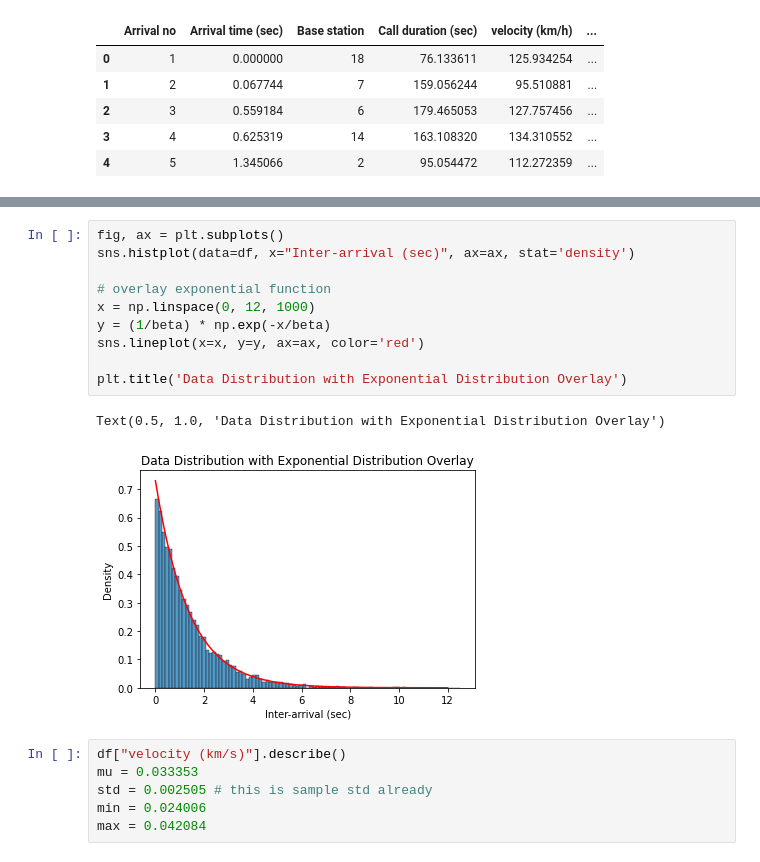
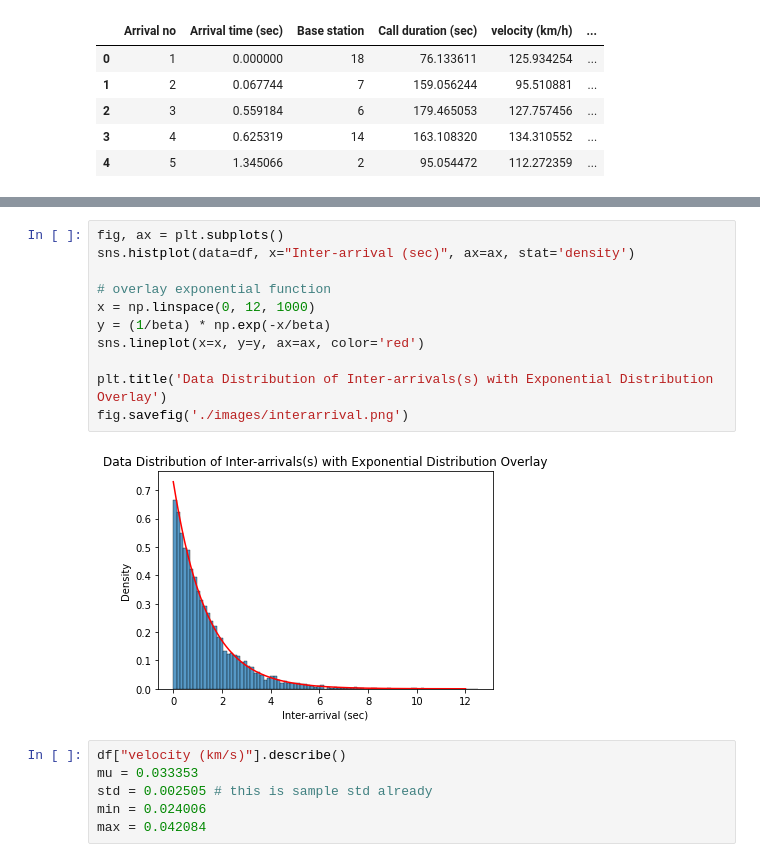
Before and after one commit to reubenwong97/Highway-Discrete-Event-Simulator, a Jupyter notebook: data_exploration.ipynb, the cells around one changed output, grey strips where cells are left out. Cells and saved outputs as stored; diff of their text form.

```diff
--- a/data_exploration.ipynb
+++ b/data_exploration.ipynb
@@ -27,16 +56,16 @@ beta = 1.369817
 # %%
 fig, ax = plt.subplots()
 sns.histplot(data=df, x="Inter-arrival (sec)", ax=ax, stat='density')
 
 # overlay exponential function
 x = np.linspace(0, 12, 1000)
 y = (1/beta) * np.exp(-x/beta)
 sns.lineplot(x=x, y=y, ax=ax, color='red')
 
-plt.title('Data Distribution with Exponential Distribution Overlay')
+plt.title('Data Distribution of Inter-arrivals(s) with Exponential Distribution Overlay')
+fig.savefig('./images/interarrival.png')
 # %% [output]
-Text(0.5, 1.0, 'Data Distribution with Exponential Distribution Overlay')
-[figure, old version]
+[figure, new version]
 # %%
 df["velocity (km/s)"].describe()
 mu = 0.033353
```
Also changed, not shown: parts of 15 cells of this notebook, 9 other files.
